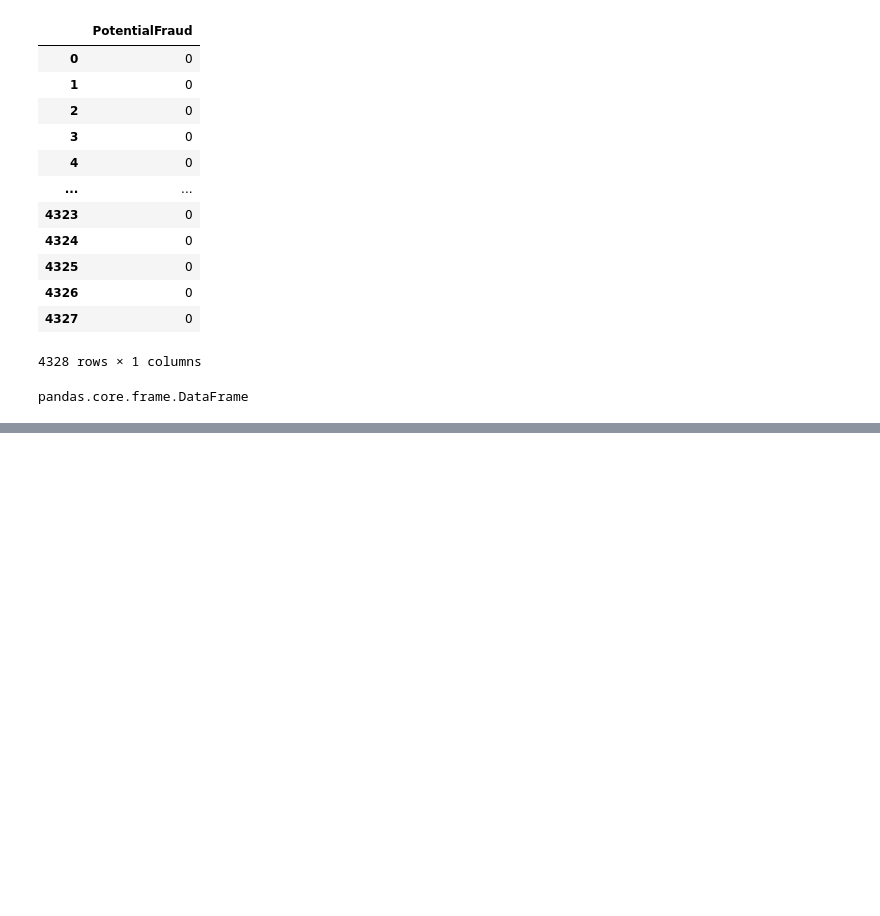
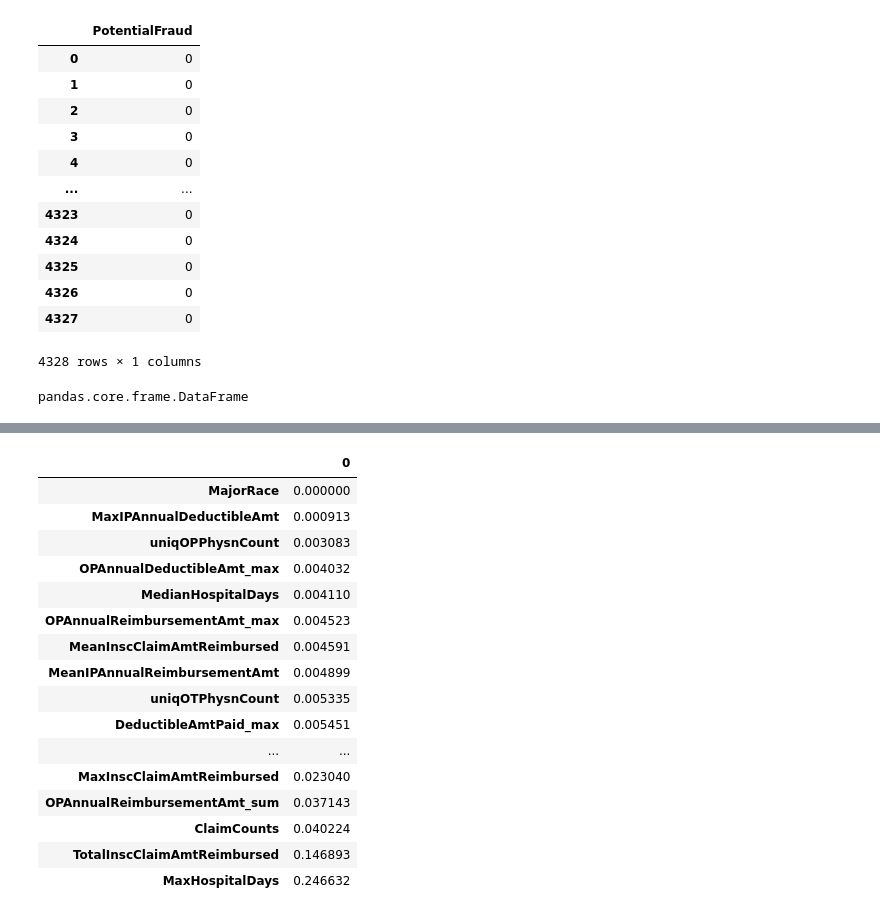
Before and after one commit to wx0373/Medical-fraud, a Jupyter notebook: Random_Forest/Random_Forest_Xin.ipynb, the cells around one changed output, grey strips where cells are left out. Drawn from its saved outputs; the diff is of its cells as text; code cells hidden in the pictures; blank space fills up the shorter version.

```diff
--- a/Random_Forest/Random_Forest_Xin.ipynb
+++ b/Random_Forest/Random_Forest_Xin.ipynb
@@ -84,0 +152,20 @@ NameError: name 'rfc' is not defined
+# %%
+pd.DataFrame(model.steps[0][1].feature_importances_,X_train.columns,).sort_values(by=0)
+# %% [output]
+|  | 0 |
+| MajorRace | 0.000000 |
+| MaxIPAnnualDeductibleAmt | 0.000913 |
+| uniqOPPhysnCount | 0.003083 |
+| OPAnnualDeductibleAmt_max | 0.004032 |
+| MedianHospitalDays | 0.004110 |
+| OPAnnualReimbursementAmt_max | 0.004523 |
+| MeanInscClaimAmtReimbursed | 0.004591 |
+| MeanIPAnnualReimbursementAmt | 0.004899 |
+| uniqOTPhysnCount | 0.005335 |
+| DeductibleAmtPaid_max | 0.005451 |
+| ... | ... |
+| MaxInscClaimAmtReimbursed | 0.023040 |
+| OPAnnualReimbursementAmt_sum | 0.037143 |
+| ClaimCounts | 0.040224 |
+| TotalInscClaimAmtReimbursed | 0.146893 |
+| MaxHospitalDays | 0.246632 |
```
Also changed, not shown: parts of 15 cells of this notebook.
